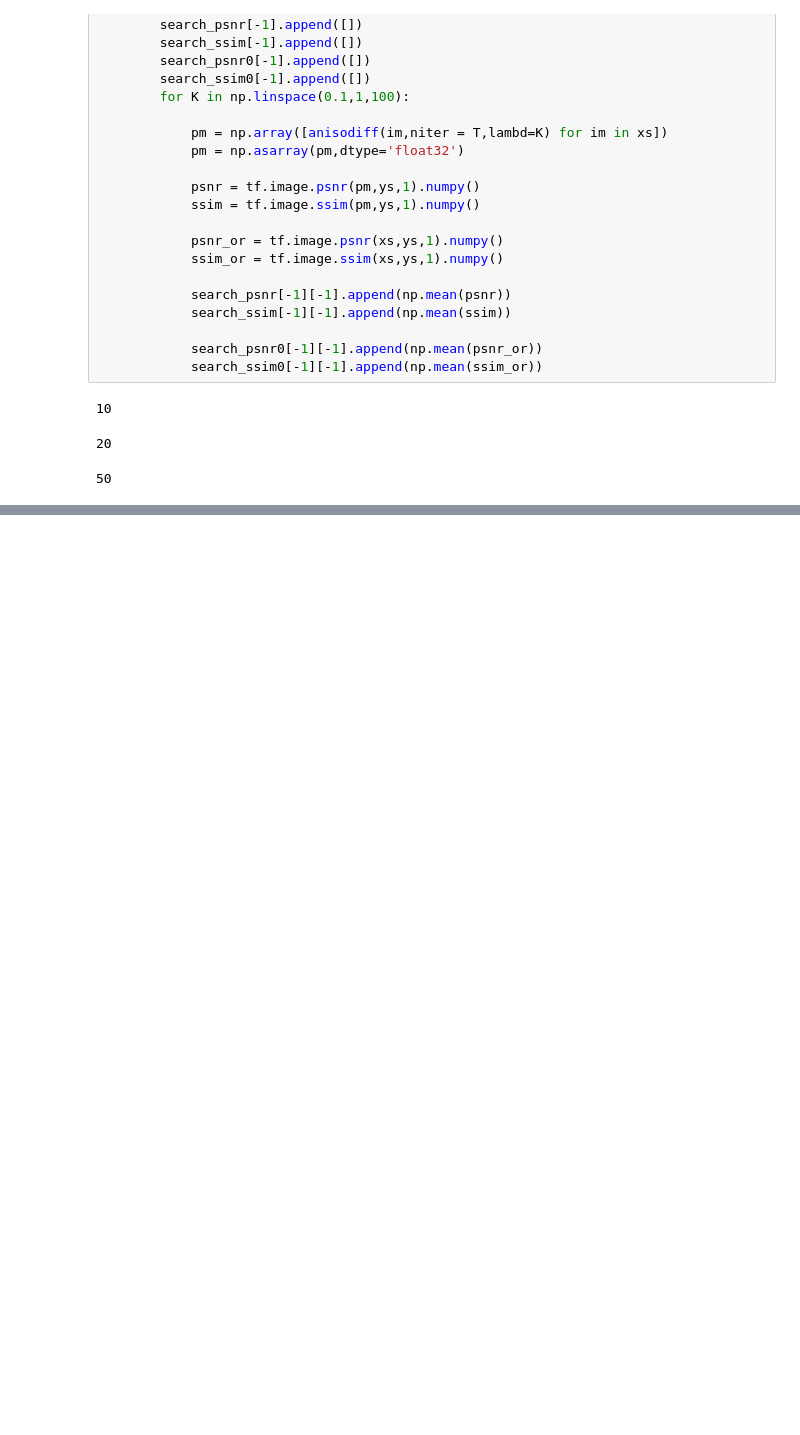
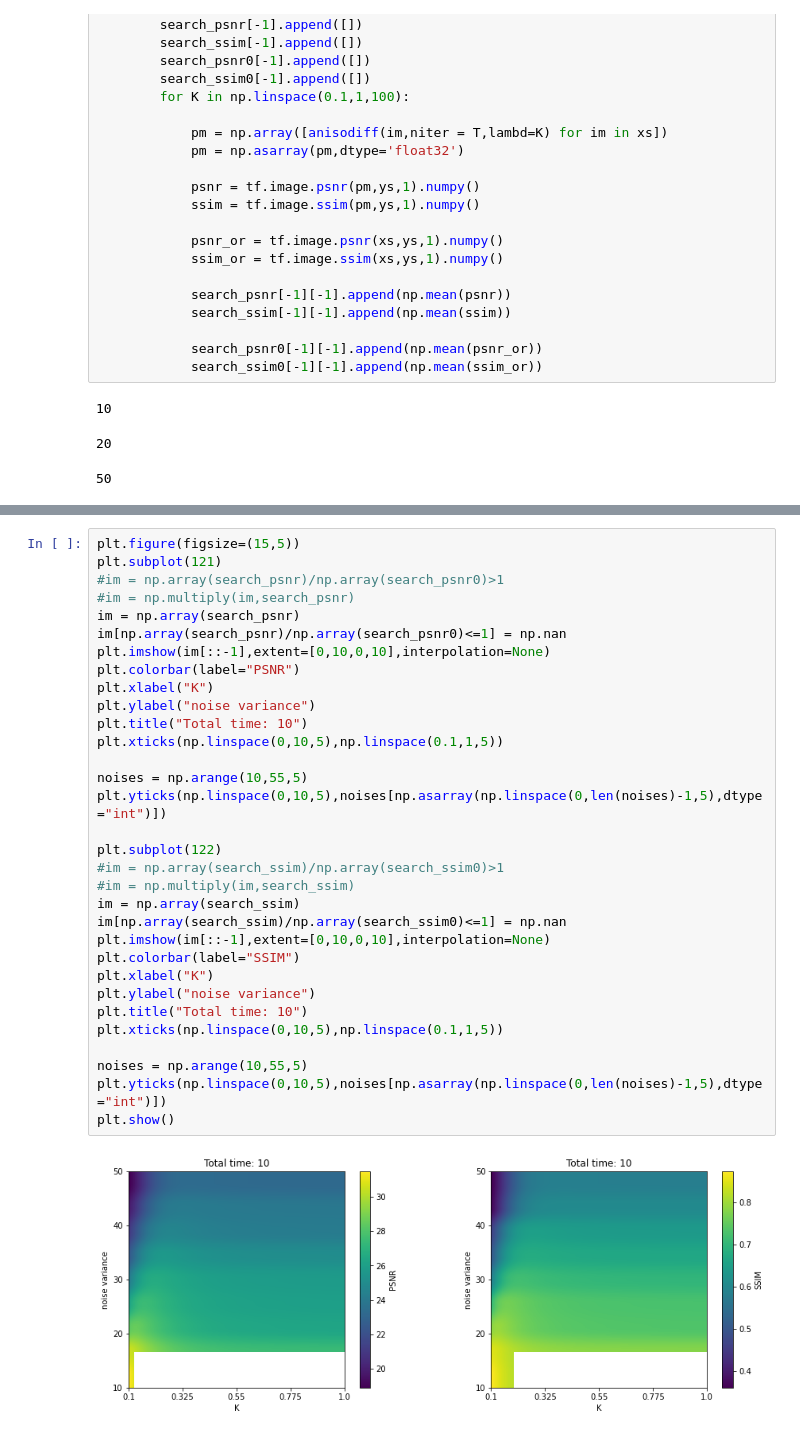
Before and after one commit to erjel/ortega_master_thesis, a Jupyter notebook: 23_jan/no_ml/optimal_values.ipynb, the cells around one changed output, grey strips where cells are left out. Cells and saved outputs as stored; diff of their text form; blank space fills up the shorter version.

```diff
--- a/23_jan/no_ml/optimal_values.ipynb
+++ b/23_jan/no_ml/optimal_values.ipynb
@@ -158,0 +217,34 @@ for i in range(len(var)):
+# %%
+plt.figure(figsize=(15,5))
+plt.subplot(121)
+#im = np.array(search_psnr)/np.array(search_psnr0)>1
+#im = np.multiply(im,search_psnr)
+im = np.array(search_psnr)
+im[np.array(search_psnr)/np.array(search_psnr0)<=1] = np.nan
+plt.imshow(im[::-1],extent=[0,10,0,10],interpolation=None)
+plt.colorbar(label="PSNR")
+plt.xlabel("K")
+plt.ylabel("noise variance")
+plt.title("Total time: 10")
+plt.xticks(np.linspace(0,10,5),np.linspace(0.1,1,5))
+
+noises = np.arange(10,55,5)
+plt.yticks(np.linspace(0,10,5),noises[np.asarray(np.linspace(0,len(noises)-1,5),dtype="int")])
+
+plt.subplot(122)
+#im = np.array(search_ssim)/np.array(search_ssim0)>1
+#im = np.multiply(im,search_ssim)
+im = np.array(search_ssim)
+im[np.array(search_ssim)/np.array(search_ssim0)<=1] = np.nan
+plt.imshow(im[::-1],extent=[0,10,0,10],interpolation=None)
+plt.colorbar(label="SSIM")
+plt.xlabel("K")
+plt.ylabel("noise variance")
+plt.title("Total time: 10")
+plt.xticks(np.linspace(0,10,5),np.linspace(0.1,1,5))
+
+noises = np.arange(10,55,5)
+plt.yticks(np.linspace(0,10,5),noises[np.asarray(np.linspace(0,len(noises)-1,5),dtype="int")])
+plt.show()
+# %% [output]
+[figure, added]
```
Also changed, not shown: parts of 7 cells of this notebook, 4 other files.
